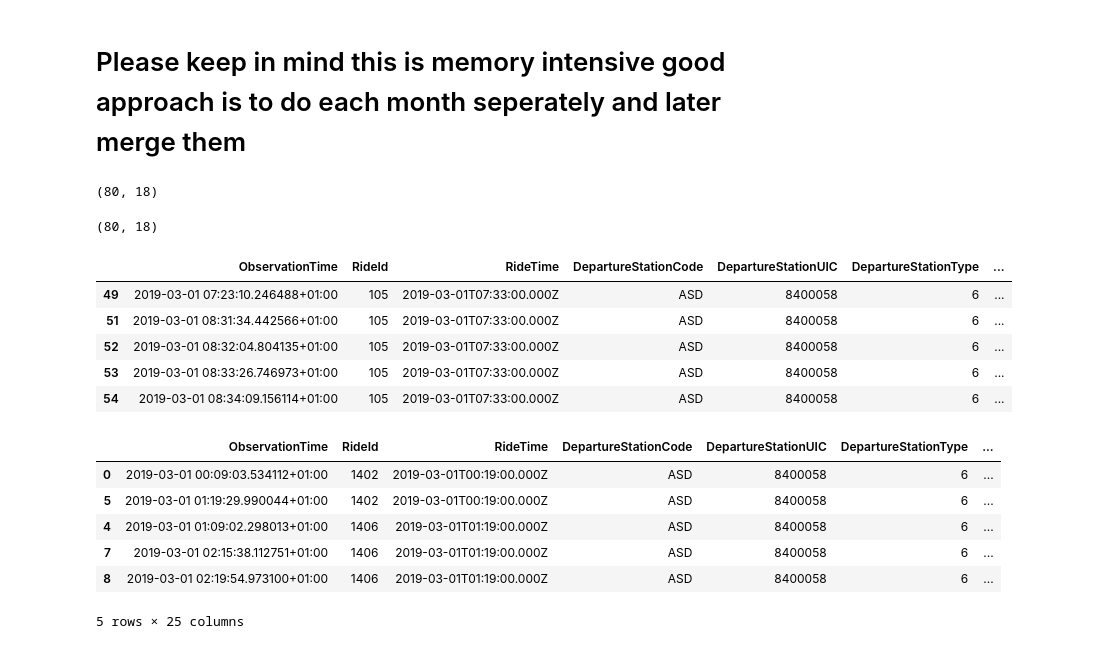
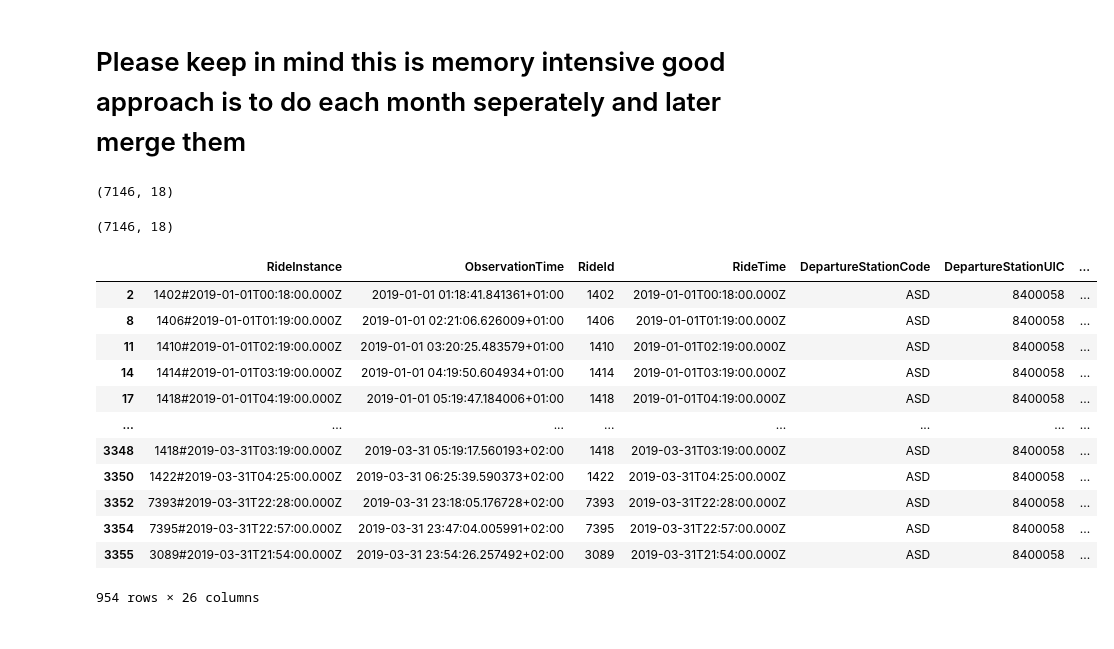
Before and after one commit to BondarencoM/DestinationStation, a Jupyter notebook: provisioning/AutoLoadingDataToCSVZip.ipynb, the cells around one changed output. Saved outputs shown, nothing was run; the diff lists cells and outputs as text; code cells hidden in the pictures.

```diff
--- a/provisioning/AutoLoadingDataToCSVZip.ipynb
+++ b/provisioning/AutoLoadingDataToCSVZip.ipynb
@@ -177,11 +185,13 @@ df_arrivals.to_csv('arrivals.csv', index=None)
 # %% [markdown]
 # Please keep in mind this is memory intensive good approach is to do each month seperately and later merge them
+# %%
+dfa_temp = pd.read_csv('../assets/data/2019 UT-ASD/2019-01-01--2019-03-31 arrivals.csv')
 # %%
 arrival_data = arrival_data_template()
 
 # loop through every day
 
-for root_text, observation_time in df_arrivals[['xml_obj', 'date']].values:
+for root_text, observation_time in dfa_temp[['xml_obj', 'date']].values:
 
     arrival_data['ObservationTime'].append(observation_time)
 
@@ -227,11 +237,13 @@ print(dfa.shape) # show the file size kinda
 #                index=False,
 #                compression=dict(method='zip', archive_name='january.csv'))
 # %% [output]
-(80, 18)
+(7146, 18)
+# %%
+dfd_temp = pd.read_csv('../assets/data/2019 UT-ASD/2019-01-01--2019-03-31 departures.csv')
 # %%
 departure_data = departure_data_template()
 # Parse records about departures
-for root_text, observation_time in df_departures[['xml_obj', 'date']].values:
+for root_text, observation_time in dfd_temp[['xml_obj', 'date']].values:
 
     departure_data['ObservationTime'].append(observation_time)
 
@@ -261,13 +273,25 @@ for root_text, observation_time in df_departures[['xml_obj', 'date']].values:
     departure_data['TrainType'].append(train.find('./ns2:TreinSoort', ns).text)
     departure_data['TrainOperator'].append(train.find('./ns2:Vervoerder', ns).text)
 
-    departure_data['PlannedDeparturePlatform'].append(train.find('./ns2:TreinVertrekSpoor[@InfoStatus="Gepland"]/ns2:SpoorNummer', ns).text)
-    suffix = train.find('./ns2:TreinVertrekSpoor[@InfoStatus="Gepland"]/ns2:SpoorFase', ns)
-    departure_data['PlannedDeparturePlatformSuffix'].append(None if suffix is None else suffix.text)
+    platform_planned = train.find('./ns2:TreinVertrekSpoor[@InfoStatus="Gepland"]', ns)
+    platform_actual = train.find('./ns2:TreinVertrekSpoor[@InfoStatus="Actueel"]', ns)
 
-    departure_data['ActualDeparturePlatform'].append(train.find('./ns2:TreinVertrekSpoor[@InfoStatus="Actueel"]/ns2:SpoorNummer', ns).text)
-    suffix = train.find('./ns2:TreinVertrekSpoor[@InfoStatus="Actueel"]/ns2:SpoorFase', ns)
-    departure_data['ActualDeparturePlatformSuffix'].append(None if suffix is None else suffix.text)
+    if platform_planned and platform_actual:
+        departure_data['PlannedDeparturePlatform'].append(train.find('./ns2:TreinVertrekSpoor[@InfoStatus="Gepland"]/ns2:SpoorNummer', ns).text)
+        suffix = train.find('./ns2:TreinVertrekSpoor[@InfoStatus="Gepland"]/ns2:SpoorFase', ns)
+        departure_data['PlannedDeparturePlatformSuffix'].append(None if suffix is None else suffix.text)
+
+        departure_data['ActualDeparturePlatform'].append(train.find('./ns2:TreinVertrekSpoor[@InfoStatus="Actueel"]/ns2:SpoorNummer', ns).text)
+        suffix = train.find('./ns2:TreinVertrekSpoor[@InfoStatus="Actueel"]/ns2:SpoorFase', ns)
+        departure_data['ActualDeparturePlatformSuffix'].append(None if suffix is None else suffix.text)
+    else:
+        departure_data['PlannedDeparturePlatform'].append(None)
+        suffix = None
+        departure_data['PlannedDeparturePlatformSuffix'].append(None if suffix is None else suffix.text)
+
+        departure_data['ActualDeparturePlatform'].append(None)
+        suffix = None
+        departure_data['ActualDeparturePlatformSuffix'].append(None if suffix is None else suffix.text)
 
     # Stop stations
     wagons = train.find('./ns2:TreinVleugel', ns)
@@ -304,23 +328,4 @@ for root_text, observation_time in df_departures[['xml_obj', 'date']].values:
 dfd = pd.DataFrame(departure_data)
 print(dfa.shape)
 # %% [output]
-(80, 18)
+(7146, 18)
-# %%
-dfa.sort_values(['RideId', 'PlannedArrivalTime', ]).head()
-# %% [output]
-|  | ObservationTime | RideId | RideTime | DepartureStationCode | DepartureStationUIC | DepartureStationType | ... |
-| 49 | 2019-03-01 07:23:10.246488+01:00 | 105 | 2019-03-01T07:33:00.000Z | ASD | 8400058 | 6 | ... |
-| 51 | 2019-03-01 08:31:34.442566+01:00 | 105 | 2019-03-01T07:33:00.000Z | ASD | 8400058 | 6 | ... |
-| 52 | 2019-03-01 08:32:04.804135+01:00 | 105 | 2019-03-01T07:33:00.000Z | ASD | 8400058 | 6 | ... |
-| 53 | 2019-03-01 08:33:26.746973+01:00 | 105 | 2019-03-01T07:33:00.000Z | ASD | 8400058 | 6 | ... |
-| 54 | 2019-03-01 08:34:09.156114+01:00 | 105 | 2019-03-01T07:33:00.000Z | ASD | 8400058 | 6 | ... |
-# %%
-dfd.sort_values(['RideId', 'PlannedDepartureTime', ]).head()
-# %% [output]
-|  | ObservationTime | RideId | RideTime | DepartureStationCode | DepartureStationUIC | DepartureStationType | ... |
-| 0 | 2019-03-01 00:09:03.534112+01:00 | 1402 | 2019-03-01T00:19:00.000Z | ASD | 8400058 | 6 | ... |
-| 5 | 2019-03-01 01:19:29.990044+01:00 | 1402 | 2019-03-01T00:19:00.000Z | ASD | 8400058 | 6 | ... |
-| 4 | 2019-03-01 01:09:02.298013+01:00 | 1406 | 2019-03-01T01:19:00.000Z | ASD | 8400058 | 6 | ... |
-| 7 | 2019-03-01 02:15:38.112751+01:00 | 1406 | 2019-03-01T01:19:00.000Z | ASD | 8400058 | 6 | ... |
-| 8 | 2019-03-01 02:19:54.973100+01:00 | 1406 | 2019-03-01T01:19:00.000Z | ASD | 8400058 | 6 | ... |
-5 rows × 25 columns
@@ -326,0 +334,22 @@ dfd.sort_values(['RideId', 'PlannedDepartureTime', ]).head()
+# %%
+if 'RideInstance' in dfd:
+    del dfd['RideInstance']
+dfd.insert(0, 'RideInstance', dfd.RideId.astype(str) + '#' + dfd.RideTime )
+
+if 'RideInstance' in dfa:
+    del dfa['RideInstance']
+dfa.insert(0, 'RideInstance', dfa.RideId.astype(str) + '#' + dfa.RideTime )
+# %% [output]
+|  | RideInstance | ObservationTime | RideId | RideTime | DepartureStationCode | DepartureStationUIC | ... |
+| 2 | 1402#2019-01-01T00:18:00.000Z | 2019-01-01 01:18:41.841361+01:00 | 1402 | 2019-01-01T00:18:00.000Z | ASD | 8400058 | ... |
+| 8 | 1406#2019-01-01T01:19:00.000Z | 2019-01-01 02:21:06.626009+01:00 | 1406 | 2019-01-01T01:19:00.000Z | ASD | 8400058 | ... |
+| 11 | 1410#2019-01-01T02:19:00.000Z | 2019-01-01 03:20:25.483579+01:00 | 1410 | 2019-01-01T02:19:00.000Z | ASD | 8400058 | ... |
+| 14 | 1414#2019-01-01T03:19:00.000Z | 2019-01-01 04:19:50.604934+01:00 | 1414 | 2019-01-01T03:19:00.000Z | ASD | 8400058 | ... |
+| 17 | 1418#2019-01-01T04:19:00.000Z | 2019-01-01 05:19:47.184006+01:00 | 1418 | 2019-01-01T04:19:00.000Z | ASD | 8400058 | ... |
+| ... | ... | ... | ... | ... | ... | ... | ... |
+| 3348 | 1418#2019-03-31T03:19:00.000Z | 2019-03-31 05:19:17.560193+02:00 | 1418 | 2019-03-31T03:19:00.000Z | ASD | 8400058 | ... |
+| 3350 | 1422#2019-03-31T04:25:00.000Z | 2019-03-31 06:25:39.590373+02:00 | 1422 | 2019-03-31T04:25:00.000Z | ASD | 8400058 | ... |
+| 3352 | 7393#2019-03-31T22:28:00.000Z | 2019-03-31 23:18:05.176728+02:00 | 7393 | 2019-03-31T22:28:00.000Z | ASD | 8400058 | ... |
+| 3354 | 7395#2019-03-31T22:57:00.000Z | 2019-03-31 23:47:04.005991+02:00 | 7395 | 2019-03-31T22:57:00.000Z | ASD | 8400058 | ... |
+| 3355 | 3089#2019-03-31T21:54:00.000Z | 2019-03-31 23:54:26.257492+02:00 | 3089 | 2019-03-31T21:54:00.000Z | ASD | 8400058 | ... |
+954 rows × 26 columns
```
Also changed, not shown: parts of 12 cells of this notebook, 3 other files.
